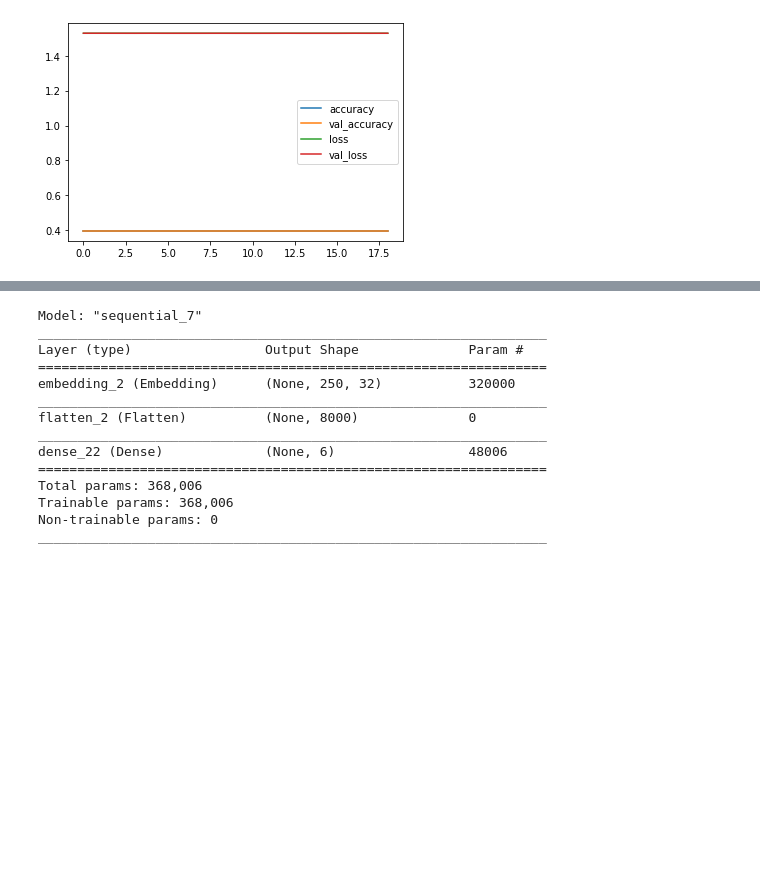
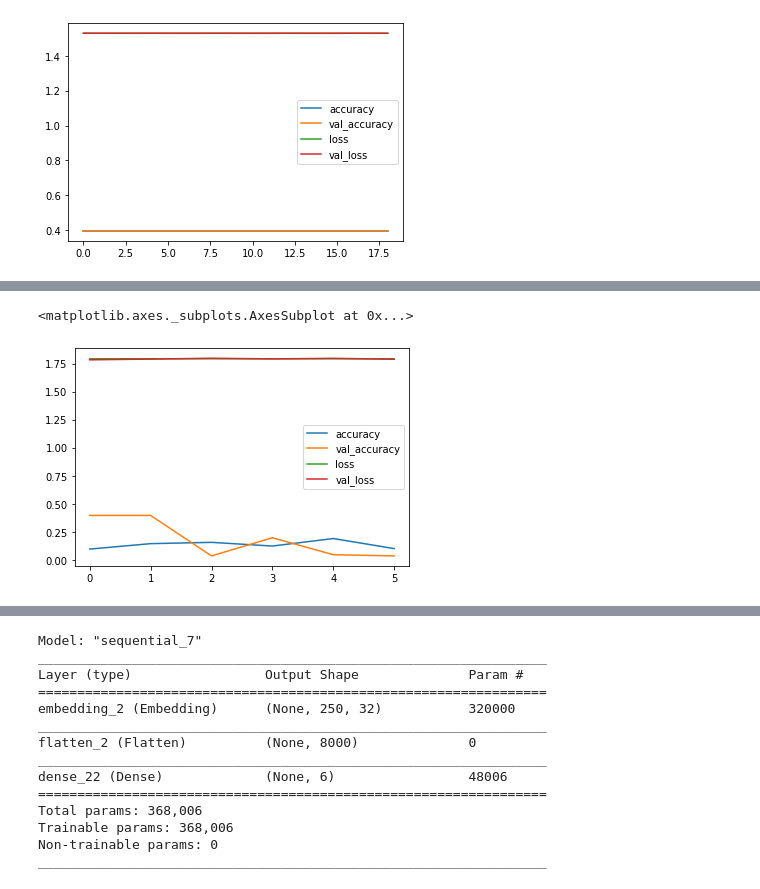
Before and after one commit to ppkgtmm/emotion, a Jupyter notebook: sample_emo.ipynb, the cells around one changed output, grey strips where cells are left out. Cells and saved outputs as stored; diff of their text form; code cells hidden in the pictures; blank space fills up the shorter version.

```diff
--- a/sample_emo.ipynb
+++ b/sample_emo.ipynb
@@ -70,3 +77,7 @@ array([[0., 0., 0., 1., 0., 0.]])
+# %%
+oversample = SMOTE()
+sequence_train, train_target = oversample.fit_resample(sequence_train,\
+                                                       train_target)
 # %%
 def build_mlp():
     model = Sequential()
@@ -154,0 +186,12 @@ pd.DataFrame(history_mlp.history)[metr].plot()
+# %%
+mlp_model2 = build_mlp()
+mlp_model2.compile(
+        optimizer=Adam(learning_rate=5e-5),
+        loss='categorical_crossentropy',
+        metrics=[
+                 'accuracy',
+                 Precision(),
+                 Recall()
+              ]
+          )
+mlp_model2.summary()
@@ -154,0 +216,12 @@ pd.DataFrame(history_mlp.history)[metr].plot()
+# %%
+mlp2_cb = get_callbacks('mlp2_3H.h5')
+# %%
+history_mlp2 = mlp_model2.fit(
+    sequence_train,
+    train_target,
+    validation_data=(sequence_val, val_target),
+    epochs = 100,
+    batch_size=64,
+    callbacks=mlp2_cb,
+    class_weight=dict(enumerate(class_weights))
+)
@@ -154,0 +246,5 @@ pd.DataFrame(history_mlp.history)[metr].plot()
+# %%
+pd.DataFrame(history_mlp2.history)[metr].plot()
+# %% [output]
+<matplotlib.axes._subplots.AxesSubplot at 0x...>
+[figure, added]
```
Also changed, not shown: parts of 9 cells of this notebook.
